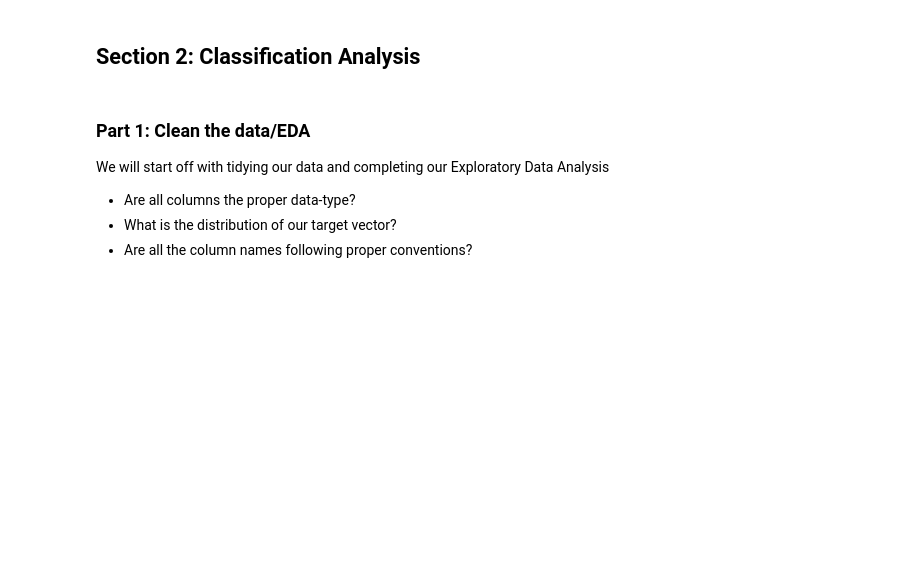
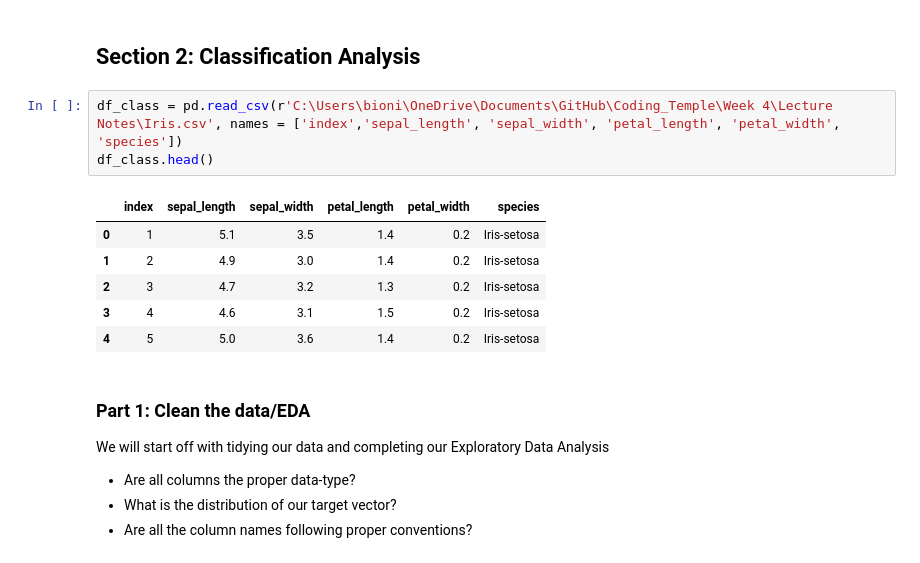
Before and after one commit to andrewapeter801/Coding_Temple, a Jupyter notebook: Week 4/Lecture Notes/D3/Python for DA Day III.ipynb, the cells around one changed output. Cells and saved outputs as stored; diff of their text form; blank space fills up the shorter version.

```diff
--- a/Week 4/Lecture Notes/Python for DA Day III.ipynb
+++ b/Week 4/Lecture Notes/D3/Python for DA Day III.ipynb
@@ -612,6 +663,16 @@ For this exercise, your goal is to check the metrics of each of your model objec
 # YOUR CODE HERE
 # %% [markdown]
 ## Section 2: Classification Analysis
+# %%
+df_class = pd.read_csv(r'C:\Users\bioni\OneDrive\Documents\GitHub\Coding_Temple\Week 4\Lecture Notes\Iris.csv', names = ['index','sepal_length', 'sepal_width', 'petal_length', 'petal_width', 'species'])
+df_class.head()
+# %% [output]
+|  | index | sepal_length | sepal_width | petal_length | petal_width | species |
+| 0 | 1 | 5.1 | 3.5 | 1.4 | 0.2 | Iris-setosa |
+| 1 | 2 | 4.9 | 3.0 | 1.4 | 0.2 | Iris-setosa |
+| 2 | 3 | 4.7 | 3.2 | 1.3 | 0.2 | Iris-setosa |
+| 3 | 4 | 4.6 | 3.1 | 1.5 | 0.2 | Iris-setosa |
+| 4 | 5 | 5.0 | 3.6 | 1.4 | 0.2 | Iris-setosa |
 # %% [markdown]
 ### Part 1: Clean the data/EDA
 We will start off with tidying our data and completing our Exploratory Data Analysis
```
Also changed, not shown: parts of 30 cells of this notebook, 15 other files.
